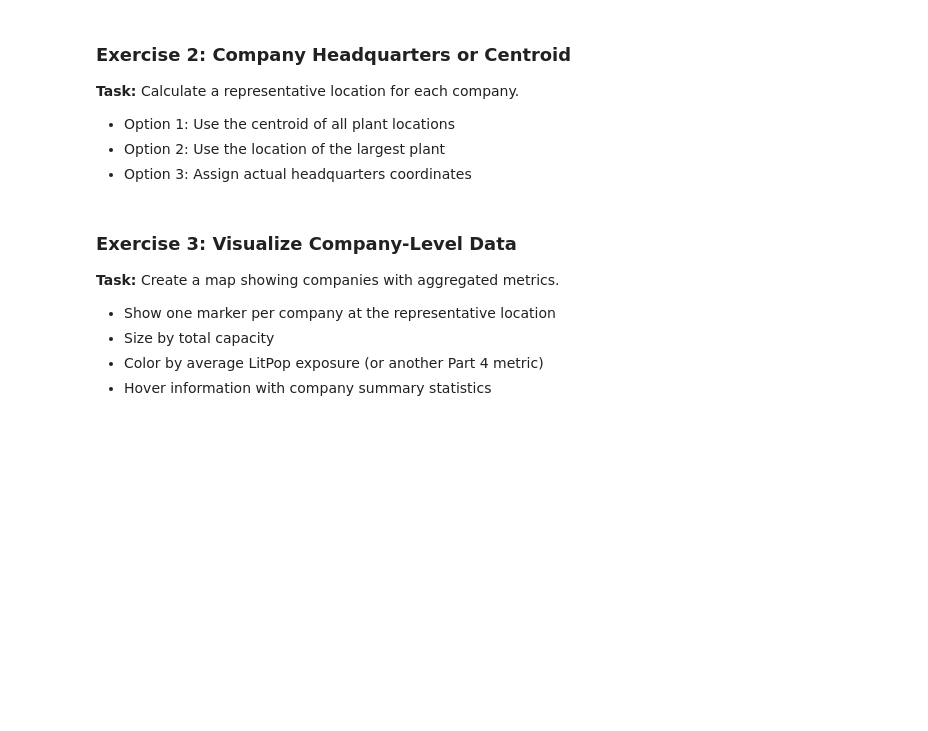
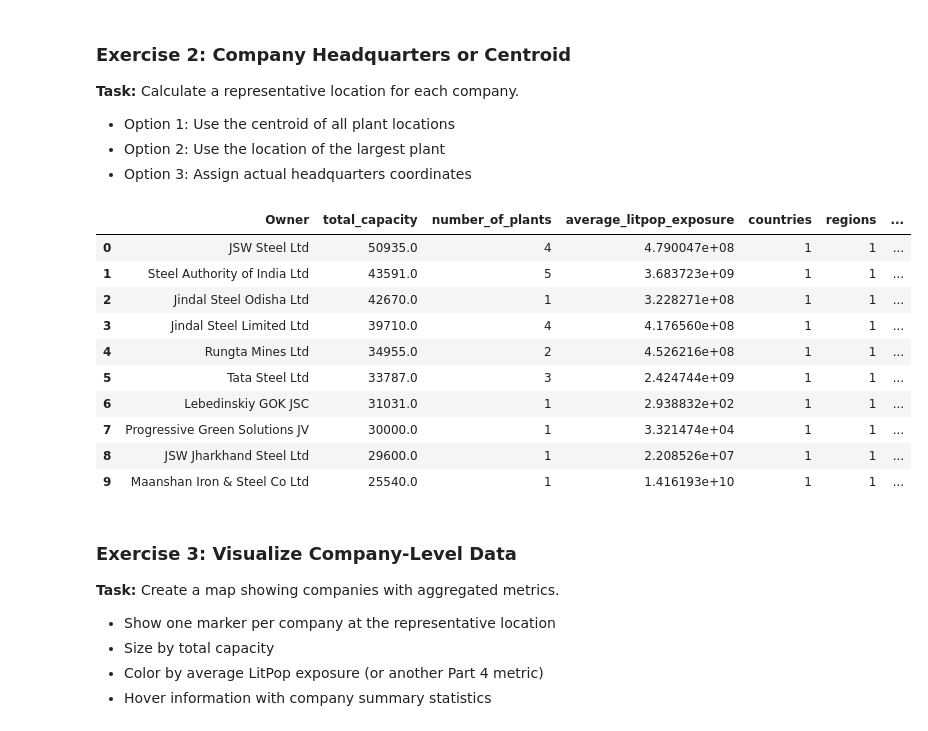
Before and after one commit to georgerieh/aidams-lab1-riekhakainen-montluc-destal, a Jupyter notebook: lab_1.ipynb, the cells around one changed output. Drawn from its saved outputs; the diff is of its cells as text; code cells hidden in the pictures; blank space fills up the shorter version.

Commit message:
restore Gabriel code from merge erase

```diff
--- a/lab_1.ipynb
+++ b/lab_1.ipynb
@@ -666,0 +665,18 @@ Aggregate data at the company level to analyze corporate footprints — includin
+# %%
+company_source = nearest_df.drop_duplicates(subset="GEM plant ID").copy()
+company_source = company_source.dropna(subset=["Owner"])
+company_source["total_capacity"] = pd.to_numeric(company_source["total_capacity"], errors="coerce")
+company_source["litpop_exposure"] = pd.to_numeric(company_source["value"], errors="coerce")
+
+company_summary = (company_source.groupby("Owner", as_index=False)
+    .agg(
+        total_capacity=("total_capacity", "sum"),
+        number_of_plants=("GEM plant ID", "nunique"),
+        average_litpop_exposure=("litpop_exposure", "mean"),
+        countries=("Country/area", "nunique"),
+        regions=("Region", "nunique"),
+    )
+    .sort_values("total_capacity", ascending=False)
+    .reset_index(drop=True))
+
+display(company_summary.head(10))
@@ -675,3 +701,28 @@ Aggregate data at the company level to analyze corporate footprints — includin
+# %%
+# Calculate company representative locations
+
+company_source["plant_latitude"] = pd.to_numeric(company_source["Lat"], errors="coerce")
+company_source["plant_longitude"] = pd.to_numeric(company_source["Lon"], errors="coerce")
+
+company_locations = (company_source.dropna(subset=["plant_latitude", "plant_longitude"])
+    .groupby("Owner", as_index=False)
+    .agg(representative_latitude=("plant_latitude", "mean"),
+        representative_longitude=("plant_longitude", "mean"),))
+
+company_summary = company_summary.merge(company_locations, on="Owner", how="left")
+display(company_summary.head(10))
+# %% [output]
+|  | Owner | total_capacity | number_of_plants | average_litpop_exposure | countries | regions | ... |
+| 0 | JSW Steel Ltd | 50935.0 | 4 | 4.790047e+08 | 1 | 1 | ... |
+| 1 | Steel Authority of India Ltd | 43591.0 | 5 | 3.683723e+09 | 1 | 1 | ... |
+| 2 | Jindal Steel Odisha Ltd | 42670.0 | 1 | 3.228271e+08 | 1 | 1 | ... |
+| 3 | Jindal Steel Limited Ltd | 39710.0 | 4 | 4.176560e+08 | 1 | 1 | ... |
+| 4 | Rungta Mines Ltd | 34955.0 | 2 | 4.526216e+08 | 1 | 1 | ... |
+| 5 | Tata Steel Ltd | 33787.0 | 3 | 2.424744e+09 | 1 | 1 | ... |
+| 6 | Lebedinskiy GOK JSC | 31031.0 | 1 | 2.938832e+02 | 1 | 1 | ... |
+| 7 | Progressive Green Solutions JV | 30000.0 | 1 | 3.321474e+04 | 1 | 1 | ... |
+| 8 | JSW Jharkhand Steel Ltd | 29600.0 | 1 | 2.208526e+07 | 1 | 1 | ... |
+| 9 | Maanshan Iron & Steel Co Ltd | 25540.0 | 1 | 1.416193e+10 | 1 | 1 | ... |
 # %% [markdown]
 ### Exercise 3: Visualize Company-Level Data
 **Task:** Create a map showing companies with aggregated metrics.
```
Also changed, not shown: parts of 7 cells of this notebook.
